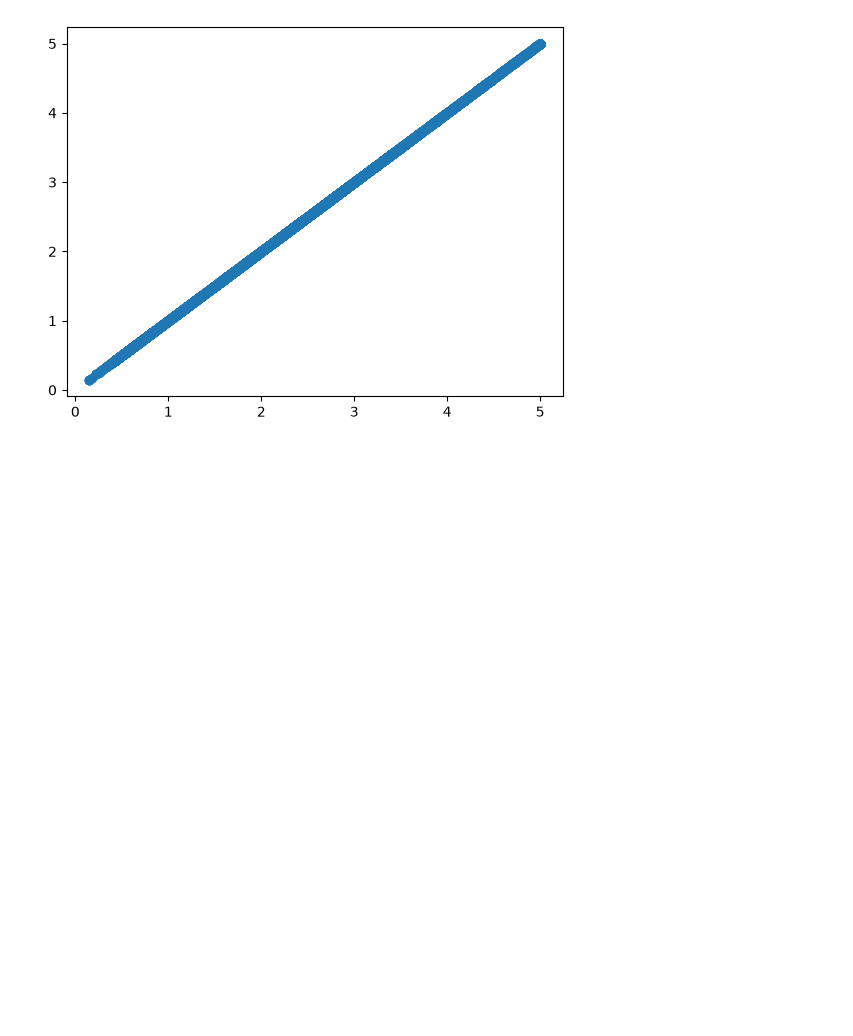
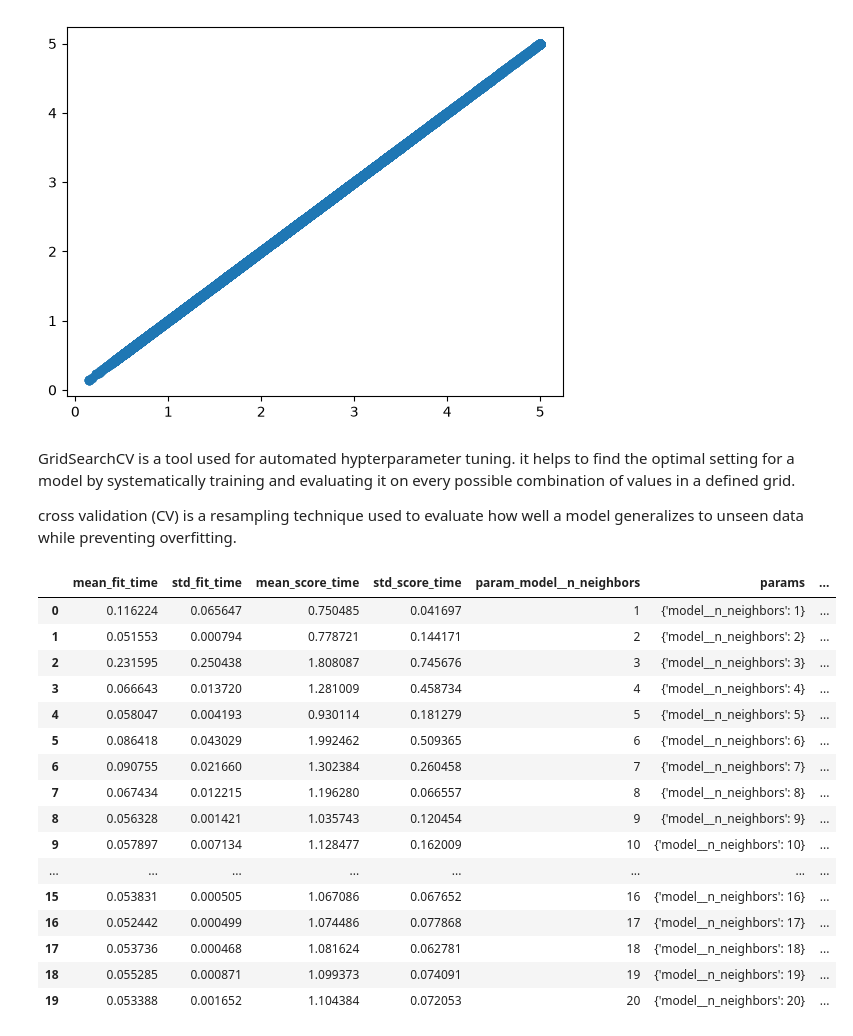
Before and after one commit to syedriyyan9-cloud/AI-ML-Practice, a Jupyter notebook: scikit_learn/freecodecamp/introduction.ipynb, the cells around one changed output. Cells and saved outputs as stored; diff of their text form; code cells hidden in the pictures; blank space fills up the shorter version.

Commit message:
Learned about Grid and cross validation and how to use GridSearchCV to get the best results

```diff
--- a/scikit_learn/freecodecamp/introduction.ipynb
+++ b/scikit_learn/freecodecamp/introduction.ipynb
@@ -84,3 +86,32 @@ plt.scatter(pred, y)
 plt.show()
 # %% [output]
 [figure]
+# %% [markdown]
+GridSearchCV is a tool used for automated hypterparameter tuning. it helps to find the optimal setting for a model by systematically training and evaluating it on every possible combination of values in a defined grid.
+
+cross validation (CV) is a resampling technique used to evaluate how well a model generalizes to unseen data while preventing overfitting.
+# %%
+# tells what parameters our model have
+# pipe.get_params()
+n_range = [x for x in range(1,21)]
+mod = GridSearchCV(estimator=pipe, param_grid={"model__n_neighbors":n_range }, cv=3)
+mod.fit(X,y)
+pd.DataFrame(mod.cv_results_)
+# %% [output]
+|  | mean_fit_time | std_fit_time | mean_score_time | std_score_time | param_model__n_neighbors | params | ... |
+| 0 | 0.116224 | 0.065647 | 0.750485 | 0.041697 | 1 | {'model__n_neighbors': 1} | ... |
+| 1 | 0.051553 | 0.000794 | 0.778721 | 0.144171 | 2 | {'model__n_neighbors': 2} | ... |
+| 2 | 0.231595 | 0.250438 | 1.808087 | 0.745676 | 3 | {'model__n_neighbors': 3} | ... |
+| 3 | 0.066643 | 0.013720 | 1.281009 | 0.458734 | 4 | {'model__n_neighbors': 4} | ... |
+| 4 | 0.058047 | 0.004193 | 0.930114 | 0.181279 | 5 | {'model__n_neighbors': 5} | ... |
+| 5 | 0.086418 | 0.043029 | 1.992462 | 0.509365 | 6 | {'model__n_neighbors': 6} | ... |
+| 6 | 0.090755 | 0.021660 | 1.302384 | 0.260458 | 7 | {'model__n_neighbors': 7} | ... |
+| 7 | 0.067434 | 0.012215 | 1.196280 | 0.066557 | 8 | {'model__n_neighbors': 8} | ... |
+| 8 | 0.056328 | 0.001421 | 1.035743 | 0.120454 | 9 | {'model__n_neighbors': 9} | ... |
+| 9 | 0.057897 | 0.007134 | 1.128477 | 0.162009 | 10 | {'model__n_neighbors': 10} | ... |
+| ... | ... | ... | ... | ... | ... | ... | ... |
+| 15 | 0.053831 | 0.000505 | 1.067086 | 0.067652 | 16 | {'model__n_neighbors': 16} | ... |
+| 16 | 0.052442 | 0.000499 | 1.074486 | 0.077868 | 17 | {'model__n_neighbors': 17} | ... |
+| 17 | 0.053736 | 0.000468 | 1.081624 | 0.062781 | 18 | {'model__n_neighbors': 18} | ... |
+| 18 | 0.055285 | 0.000871 | 1.099373 | 0.074091 | 19 | {'model__n_neighbors': 19} | ... |
+| 19 | 0.053388 | 0.001652 | 1.104384 | 0.072053 | 20 | {'model__n_neighbors': 20} | ... |
```
Also changed, not shown: parts of 2 cells of this notebook, 1 other file.
